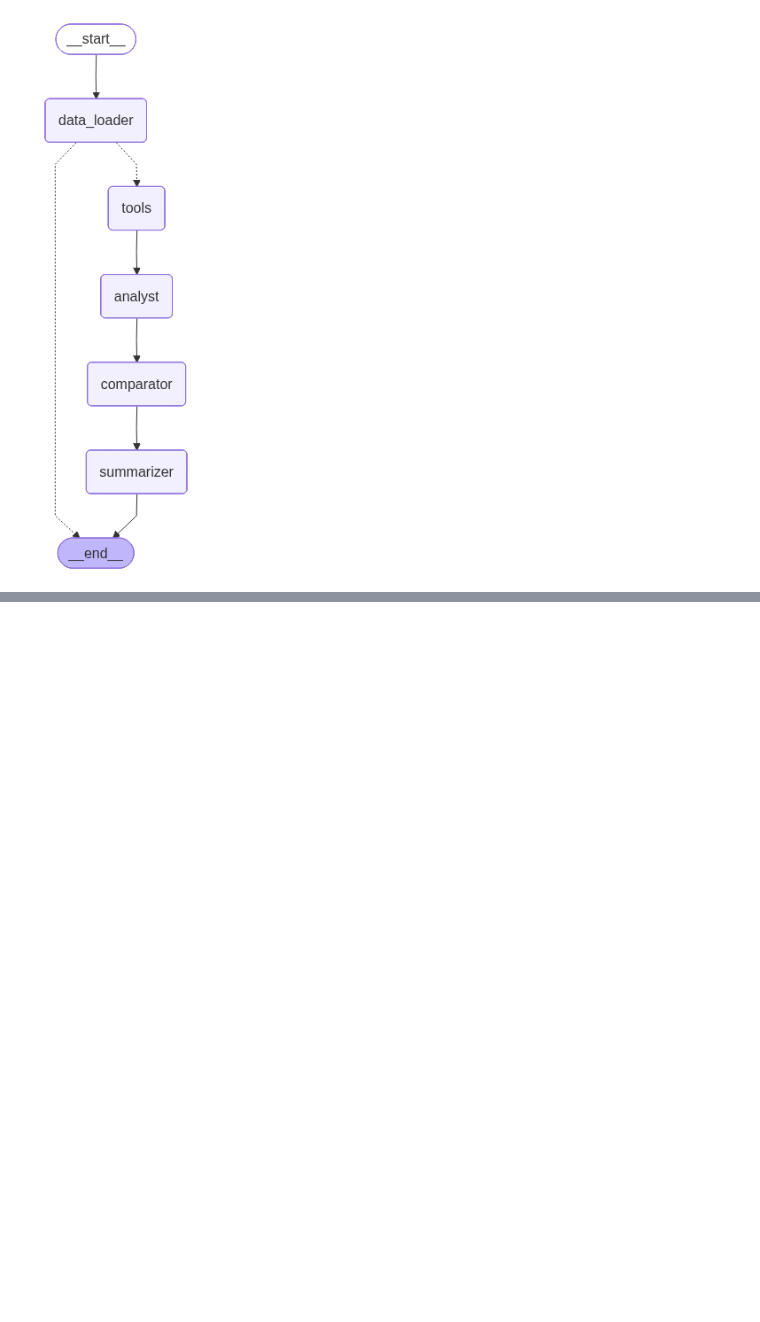
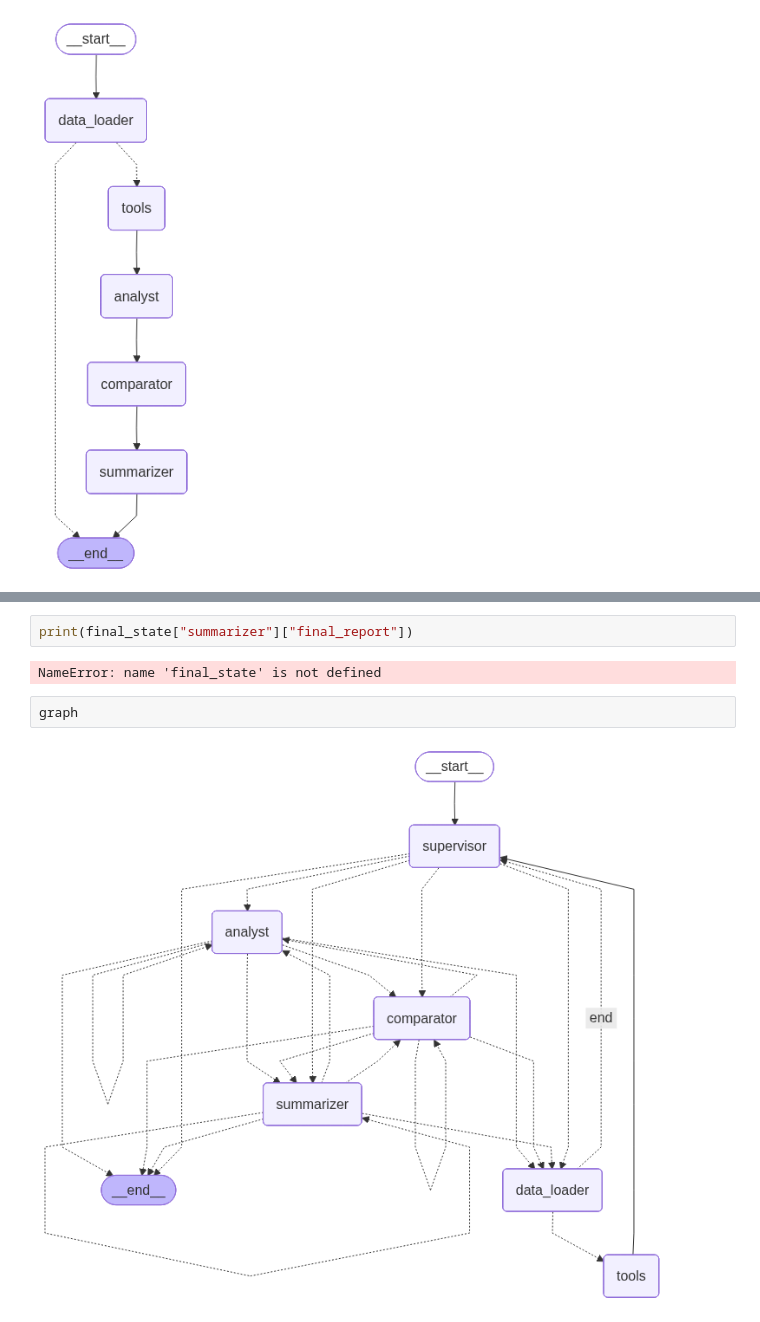
Before and after one commit to Anjuclaysys/RAG, a Jupyter notebook: multiagent.ipynb, the cells around one changed output, grey strips where cells are left out. Drawn from its saved outputs; the diff is of its cells as text; blank space fills up the shorter version.

```diff
--- a/multiagent.ipynb
+++ b/multiagent.ipynb
@@ -341,0 +763,8 @@ The two stocks both exhibit moderate upward trends over the analyzed period. Sto
+# %%
+print(final_state["summarizer"]["final_report"])
+# %% [output]
+NameError: name 'final_state' is not defined
+# %%
+graph
+# %% [output]
+[figure, added]
```
Also changed, not shown: parts of 27 cells of this notebook.
